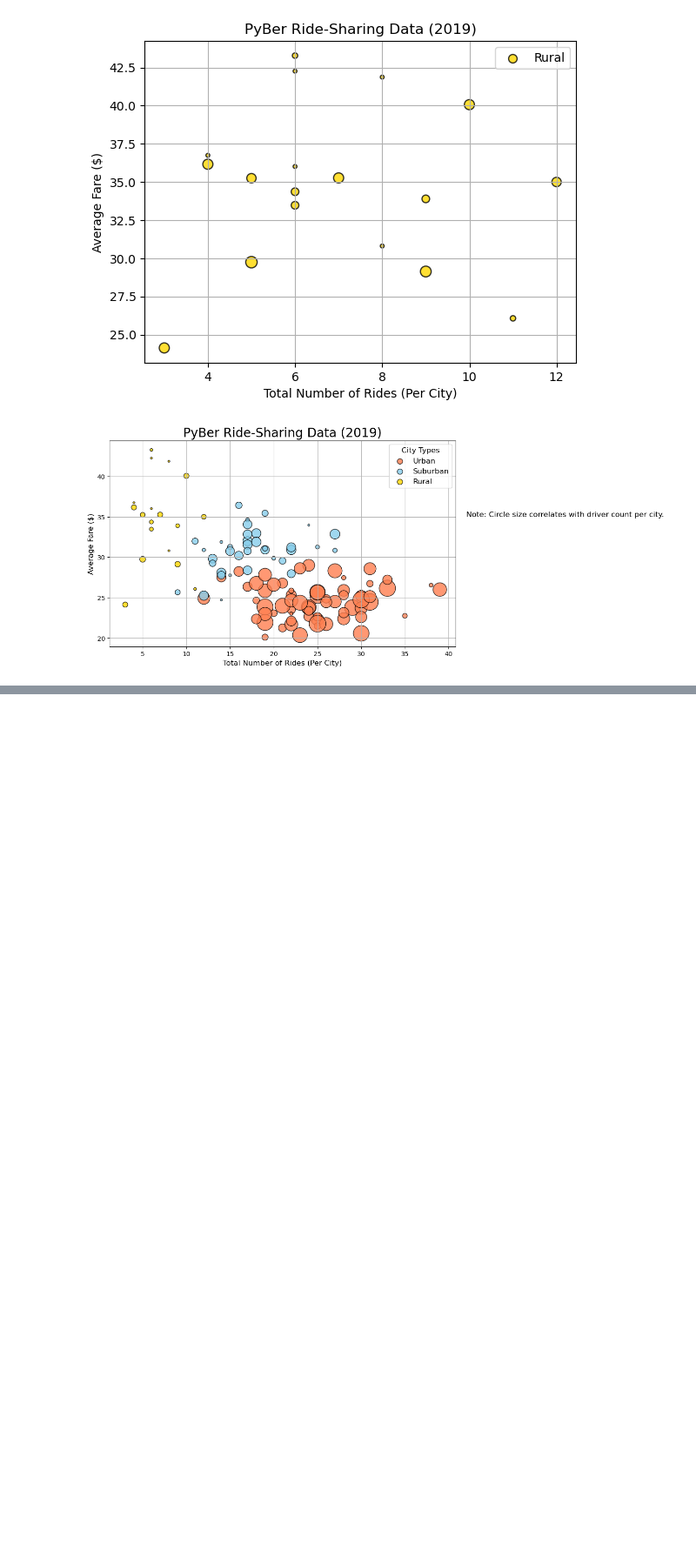
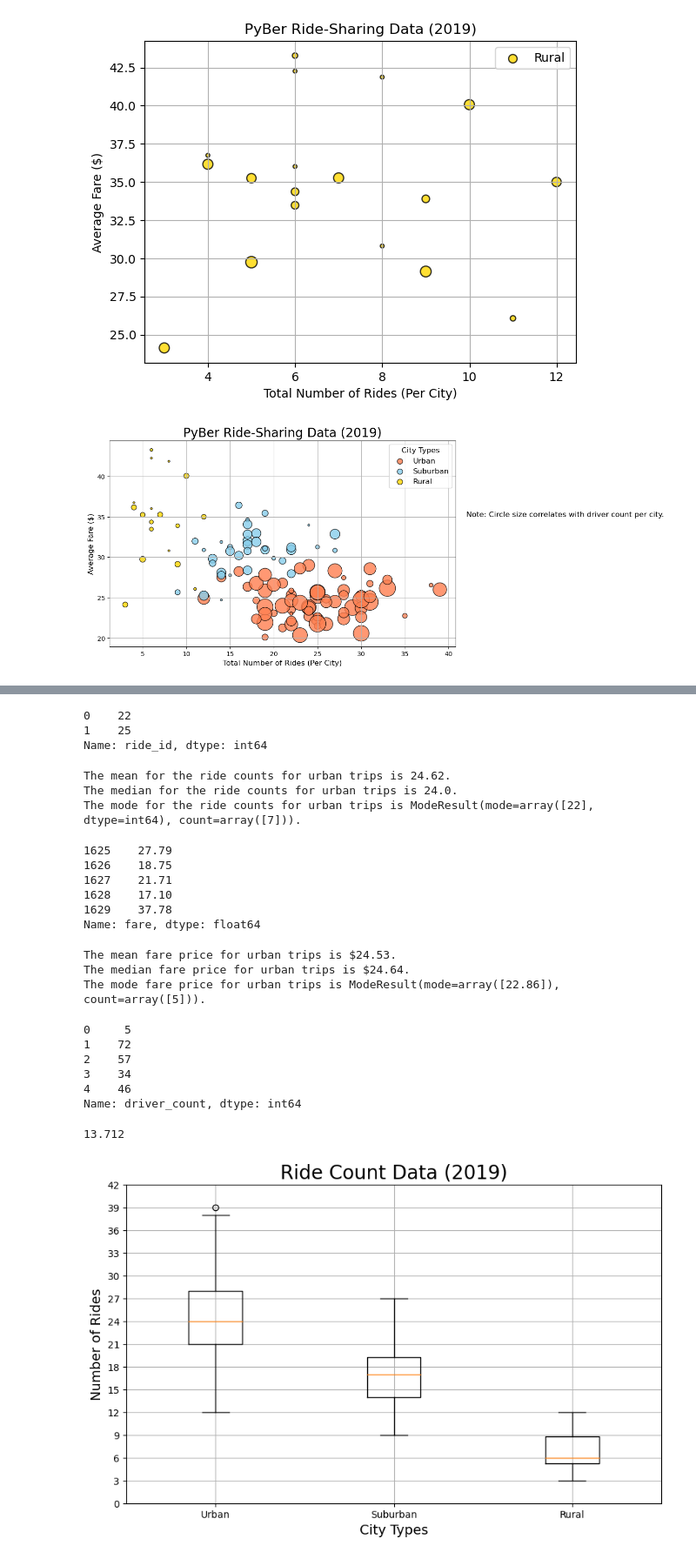
Before and after one commit to bhernley/PyBer_Analysis, a Jupyter notebook: PyBer.ipynb, the cells around one changed output, grey strips where cells are left out. Shown at 87% size. Cells and saved outputs as stored; diff of their text form; code cells hidden in the pictures; blank space fills up the shorter version.

```diff
--- a/PyBer.ipynb
+++ b/PyBer.ipynb
@@ -238,0 +281,6 @@ plt.show()
+# %%
+urban_ride_count.mode()
+# %% [output]
+0    22
+1    25
+Name: ride_id, dtype: int64
@@ -238,0 +290,74 @@ plt.show()
+# %%
+# Calculate the measures of central tendency for the ride count for the urban cities.
+mean_urban_ride_count = np.mean(urban_ride_count)
+print(f"The mean for the ride counts for urban trips is {mean_urban_ride_count:.2f}.")
+
+median_urban_ride_count = np.median(urban_ride_count)
+print(f"The median for the ride counts for urban trips is {median_urban_ride_count}.")
+
+mode_urban_ride_count = sts.mode(urban_ride_count)
+print(f"The mode for the ride counts for urban trips is {mode_urban_ride_count}.")
+# %% [output]
+The mean for the ride counts for urban trips is 24.62.
+The median for the ride counts for urban trips is 24.0.
+The mode for the ride counts for urban trips is ModeResult(mode=array([22], dtype=int64), count=array([7])).
+# %%
+# Get the fares for the urban cities.
+urban_fares = urban_cities_df["fare"]
+suburban_fares = suburban_cities_df["fare"]
+rural_fares = rural_cities_df["fare"]
+suburban_fares.head()
+# %% [output]
+1625    27.79
+1626    18.75
+1627    21.71
+1628    17.10
+1629    37.78
+Name: fare, dtype: float64
+# %%
+# Calculate the measures of central tendency for the average fare for the urban cities.
+mean_urban_fares = np.mean(urban_fares)
+print(f"The mean fare price for urban trips is ${mean_urban_fares:.2f}.")
+
+median_urban_fares = np.median(urban_fares)
+print(f"The median fare price for urban trips is ${median_urban_fares:.2f}.")
+
+mode_urban_fares = sts.mode(urban_fares)
+print(f"The mode fare price for urban trips is {mode_urban_fares}.")
+# %% [output]
+The mean fare price for urban trips is $24.53.
+The median fare price for urban trips is $24.64.
+The mode fare price for urban trips is ModeResult(mode=array([22.86]), count=array([5])).
+# %%
+# Get the driver count data from the urban cities.
+urban_drivers = urban_cities_df['driver_count']
+urban_drivers.head()
+# %% [output]
+0     5
+1    72
+2    57
+3    34
+4    46
+Name: driver_count, dtype: int64
+# %%
+suburban_drivers = suburban_cities_df['driver_count']
+mean_suburban_driver_count = np.mean(suburban_drivers)
+mean_suburban_driver_count
+# %% [output]
+13.712
+# %%
+# Add all ride count box-and-whisker plots to the same graph.
+x_labels = ["Urban", "Suburban","Rural"]
+ride_count_data = [urban_ride_count, suburban_ride_count, rural_ride_count]
+fig, ax = plt.subplots(figsize=(10, 6))
+ax.set_title('Ride Count Data (2019)',fontsize=20)
+ax.set_ylabel('Number of Rides',fontsize=14)
+ax.set_xlabel("City Types",fontsize=14)
+ax.boxplot(ride_count_data, labels=x_labels)
+ax.set_yticks(np.arange(0, 45, step=3.0))
+ax.grid()
+# Save the figure.
+plt.savefig("analysis/Fig2.png")
+plt.show()
+# %% [output]
+[figure, added]
```
Also changed, not shown: parts of 6 cells of this notebook.
